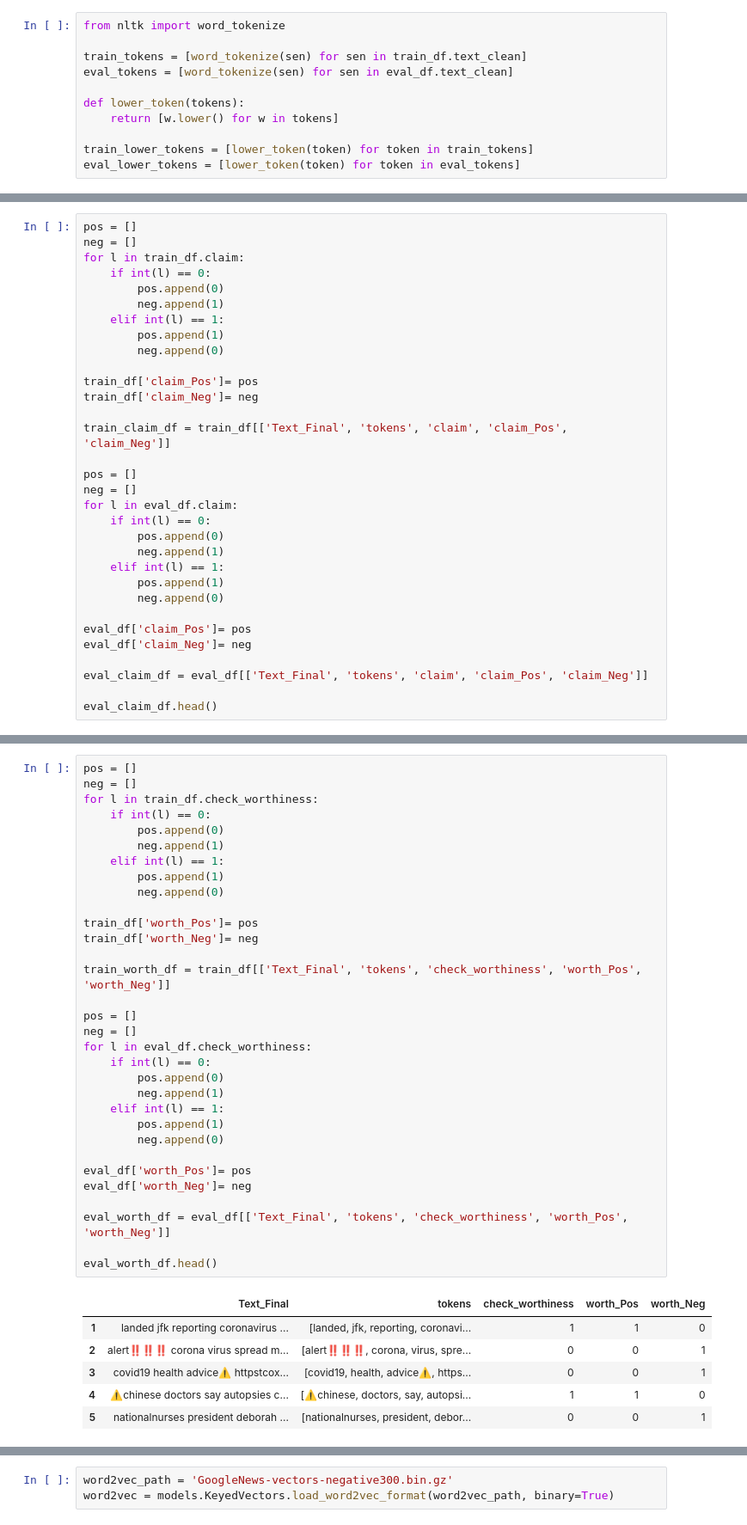
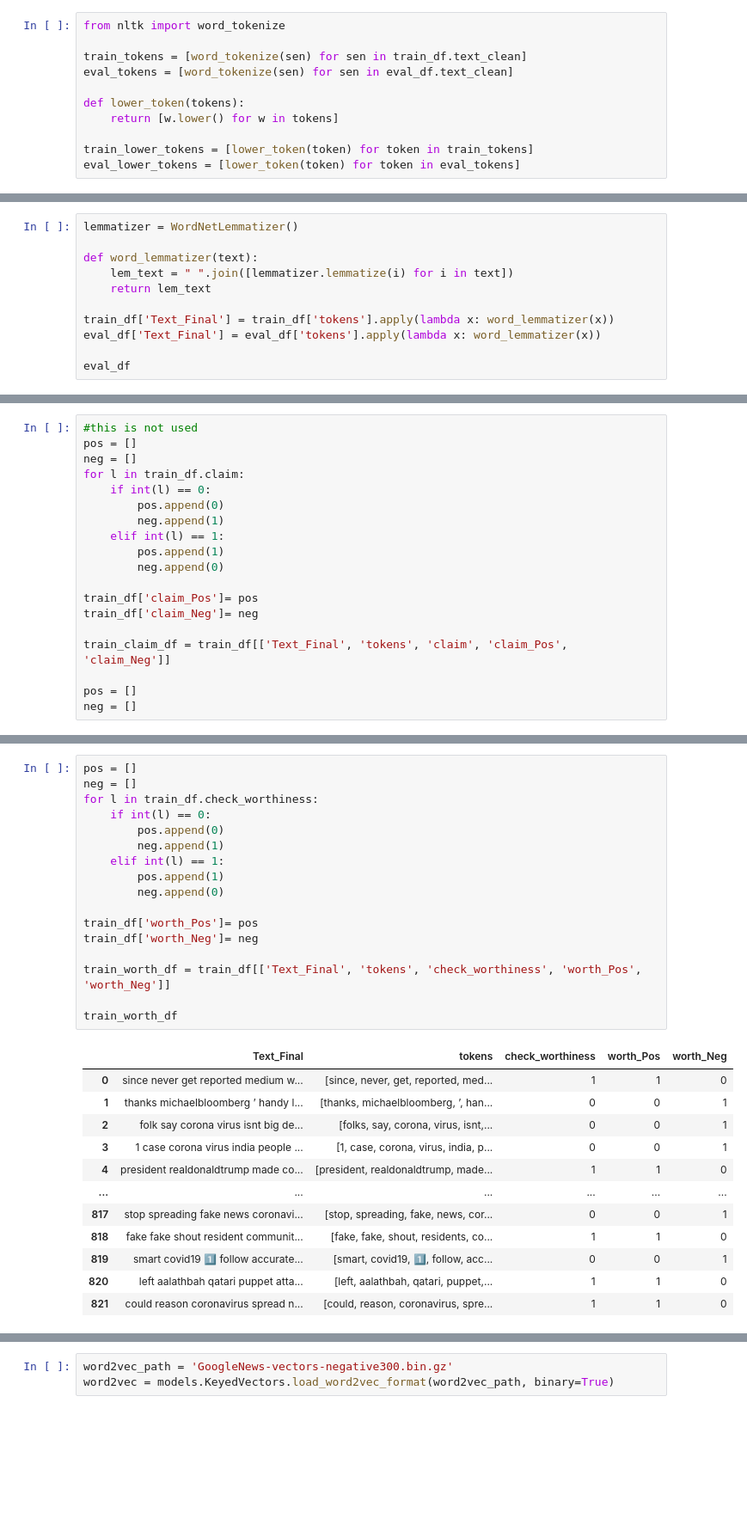
Before and after one commit to SachinKrishan/Check-That-2020, a Jupyter notebook: Task 1/CNN.ipynb, the cells around one changed output, grey strips where cells are left out. Shown at 86% size. Cells and saved outputs as stored; diff of their text form; blank space fills up the shorter version.

```diff
--- a/Task 1/CNN.ipynb
+++ b/Task 1/CNN.ipynb
@@ -119,0 +139,11 @@ eval_df.head()
+# %%
+lemmatizer = WordNetLemmatizer()
+
+def word_lemmatizer(text):
+    lem_text = " ".join([lemmatizer.lemmatize(i) for i in text])
+    return lem_text
+
+train_df['Text_Final'] = train_df['tokens'].apply(lambda x: word_lemmatizer(x))
+eval_df['Text_Final'] = eval_df['tokens'].apply(lambda x: word_lemmatizer(x))
+
+eval_df
@@ -120,4 +164,5 @@ eval_df.head()
 # %%
+#this is not used
 pos = []
 neg = []
 for l in train_df.claim:
@@ -135,17 +180,3 @@ train_claim_df = train_df[['Text_Final', 'tokens', 'claim', 'claim_Pos', 'claim_
 
 pos = []
 neg = []
-for l in eval_df.claim:
-    if int(l) == 0:
-        pos.append(0)
-        neg.append(1)
-    elif int(l) == 1:
-        pos.append(1)
-        neg.append(0)
-
-eval_df['claim_Pos']= pos
-eval_df['claim_Neg']= neg
-
-eval_claim_df = eval_df[['Text_Final', 'tokens', 'claim', 'claim_Pos', 'claim_Neg']]
-
-eval_claim_df.head()
@@ -159,39 +183,30 @@ eval_claim_df.head()
 # %%
 pos = []
 neg = []
 for l in train_df.check_worthiness:
     if int(l) == 0:
         pos.append(0)
         neg.append(1)
     elif int(l) == 1:
         pos.append(1)
         neg.append(0)
 
 train_df['worth_Pos']= pos
 train_df['worth_Neg']= neg
 
 train_worth_df = train_df[['Text_Final', 'tokens', 'check_worthiness', 'worth_Pos', 'worth_Neg']]
 
-pos = []
-neg = []
-for l in eval_df.check_worthiness:
-    if int(l) == 0:
-        pos.append(0)
-        neg.append(1)
-    elif int(l) == 1:
-        pos.append(1)
-        neg.append(0)
-
-eval_df['worth_Pos']= pos
-eval_df['worth_Neg']= neg
-
-eval_worth_df = eval_df[['Text_Final', 'tokens', 'check_worthiness', 'worth_Pos', 'worth_Neg']]
-
-eval_worth_df.head()
+train_worth_df
 # %% [output]
 |  | Text_Final | tokens | check_worthiness | worth_Pos | worth_Neg |
-| 1 | landed jfk reporting coronavirus ... | [landed, jfk, reporting, coronavi... | 1 | 1 | 0 |
-| 2 | alert‼️‼️‼️ corona virus spread m... | [alert‼️‼️‼️, corona, virus, spre... | 0 | 0 | 1 |
-| 3 | covid19 health advice⚠️ httpstcox... | [covid19, health, advice⚠️, https... | 0 | 0 | 1 |
-| 4 | ⚠️chinese doctors say autopsies c... | [⚠️chinese, doctors, say, autopsi... | 1 | 1 | 0 |
-| 5 | nationalnurses president deborah ... | [nationalnurses, president, debor... | 0 | 0 | 1 |
+| 0 | since never get reported medium w... | [since, never, get, reported, med... | 1 | 1 | 0 |
+| 1 | thanks michaelbloomberg ’ handy l... | [thanks, michaelbloomberg, ’, han... | 0 | 0 | 1 |
+| 2 | folk say corona virus isnt big de... | [folks, say, corona, virus, isnt,... | 0 | 0 | 1 |
+| 3 | 1 case corona virus india people ... | [1, case, corona, virus, india, p... | 0 | 0 | 1 |
+| 4 | president realdonaldtrump made co... | [president, realdonaldtrump, made... | 1 | 1 | 0 |
+| ... | ... | ... | ... | ... | ... |
+| 817 | stop spreading fake news coronavi... | [stop, spreading, fake, news, cor... | 0 | 0 | 1 |
+| 818 | fake fake shout resident communit... | [fake, fake, shout, residents, co... | 1 | 1 | 0 |
+| 819 | smart covid19 1️⃣ follow accurate... | [smart, covid19, 1️⃣, follow, acc... | 0 | 0 | 1 |
+| 820 | left aalathbah qatari puppet atta... | [left, aalathbah, qatari, puppet,... | 1 | 1 | 0 |
+| 821 | could reason coronavirus spread n... | [could, reason, coronavirus, spre... | 1 | 1 | 0 |
```
Also changed, not shown: parts of 26 cells of this notebook, 54 other files.
